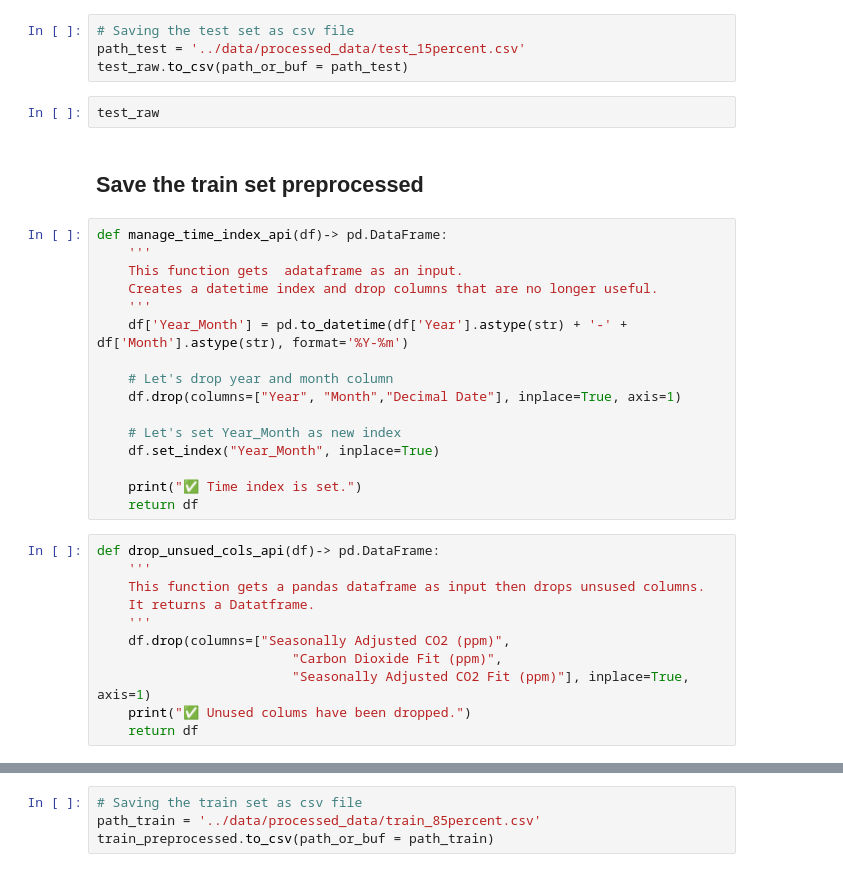
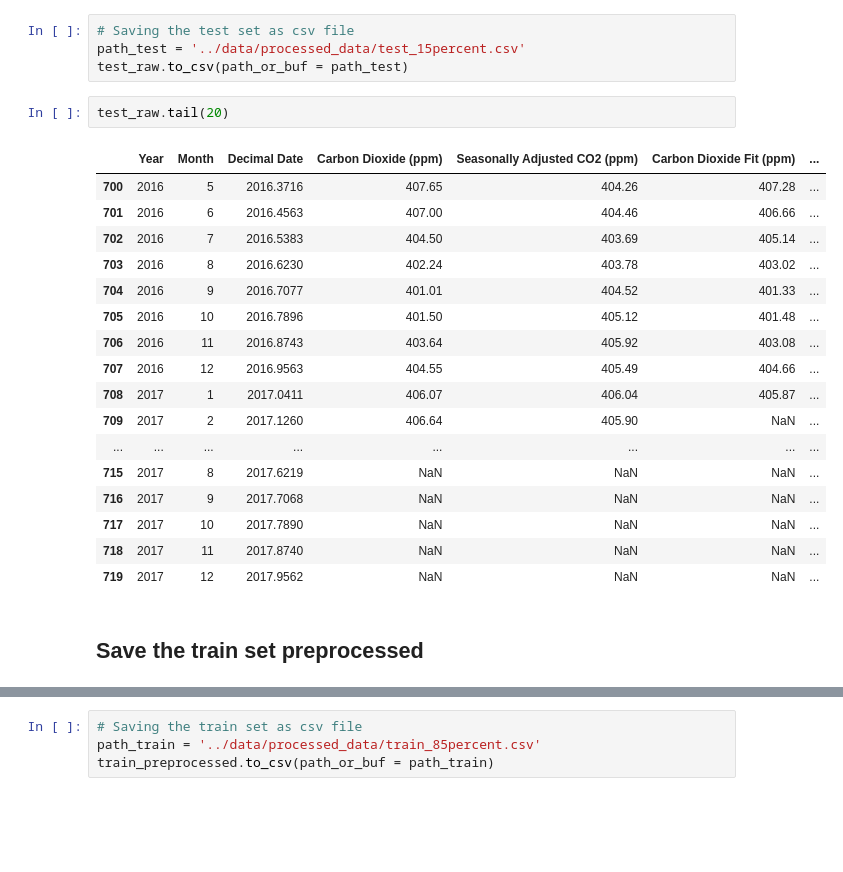
Before and after one commit to thcarole1/Carbon_Dioxide_Levels_in_Atmosphere, a Jupyter notebook: notebooks/Carbon dioxide levels prediction_Final.ipynb, the cells around one changed output, grey strips where cells are left out. Saved outputs shown, nothing was run; the diff lists cells and outputs as text; blank space fills up the shorter version.

```diff
--- a/notebooks/Carbon dioxide levels prediction_Final.ipynb
+++ b/notebooks/Carbon dioxide levels prediction_Final.ipynb
@@ -1461,33 +1515,24 @@ train_raw, test_raw = get_split_data(co2_levels_raw, train_size = 0.85)
 path_test = '../data/processed_data/test_15percent.csv'
 test_raw.to_csv(path_or_buf = path_test)
 # %%
-test_raw
+test_raw.tail(20)
+# %% [output]
+|  | Year | Month | Decimal Date | Carbon Dioxide (ppm) | Seasonally Adjusted CO2 (ppm) | Carbon Dioxide Fit (ppm) | ... |
+| 700 | 2016 | 5 | 2016.3716 | 407.65 | 404.26 | 407.28 | ... |
+| 701 | 2016 | 6 | 2016.4563 | 407.00 | 404.46 | 406.66 | ... |
+| 702 | 2016 | 7 | 2016.5383 | 404.50 | 403.69 | 405.14 | ... |
+| 703 | 2016 | 8 | 2016.6230 | 402.24 | 403.78 | 403.02 | ... |
+| 704 | 2016 | 9 | 2016.7077 | 401.01 | 404.52 | 401.33 | ... |
+| 705 | 2016 | 10 | 2016.7896 | 401.50 | 405.12 | 401.48 | ... |
+| 706 | 2016 | 11 | 2016.8743 | 403.64 | 405.92 | 403.08 | ... |
+| 707 | 2016 | 12 | 2016.9563 | 404.55 | 405.49 | 404.66 | ... |
+| 708 | 2017 | 1 | 2017.0411 | 406.07 | 406.04 | 405.87 | ... |
+| 709 | 2017 | 2 | 2017.1260 | 406.64 | 405.90 | NaN | ... |
+| ... | ... | ... | ... | ... | ... | ... | ... |
+| 715 | 2017 | 8 | 2017.6219 | NaN | NaN | NaN | ... |
+| 716 | 2017 | 9 | 2017.7068 | NaN | NaN | NaN | ... |
+| 717 | 2017 | 10 | 2017.7890 | NaN | NaN | NaN | ... |
+| 718 | 2017 | 11 | 2017.8740 | NaN | NaN | NaN | ... |
+| 719 | 2017 | 12 | 2017.9562 | NaN | NaN | NaN | ... |
 # %% [markdown]
 ## Save the train set preprocessed
-# %%
-def manage_time_index_api(df)-> pd.DataFrame:
-    '''
-    This function gets  adataframe as an input.
-    Creates a datetime index and drop columns that are no longer useful.
-    '''
-    df['Year_Month'] = pd.to_datetime(df['Year'].astype(str) + '-' + df['Month'].astype(str), format='%Y-%m')
-
-    # Let's drop year and month column
-    df.drop(columns=["Year", "Month","Decimal Date"], inplace=True, axis=1)
-
-    # Let's set Year_Month as new index
-    df.set_index("Year_Month", inplace=True)
-
-    print("✅ Time index is set.")
-    return df
-# %%
-def drop_unsued_cols_api(df)-> pd.DataFrame:
-    '''
-    This function gets a pandas dataframe as input then drops unsused columns.
-    It returns a Datatframe.
-    '''
-    df.drop(columns=["Seasonally Adjusted CO2 (ppm)",
-                         "Carbon Dioxide Fit (ppm)",
-                         "Seasonally Adjusted CO2 Fit (ppm)"], inplace=True, axis=1)
-    print("✅ Unused colums have been dropped.")
-    return df
```
Also changed, not shown: parts of 32 cells of this notebook, 3 other files.
